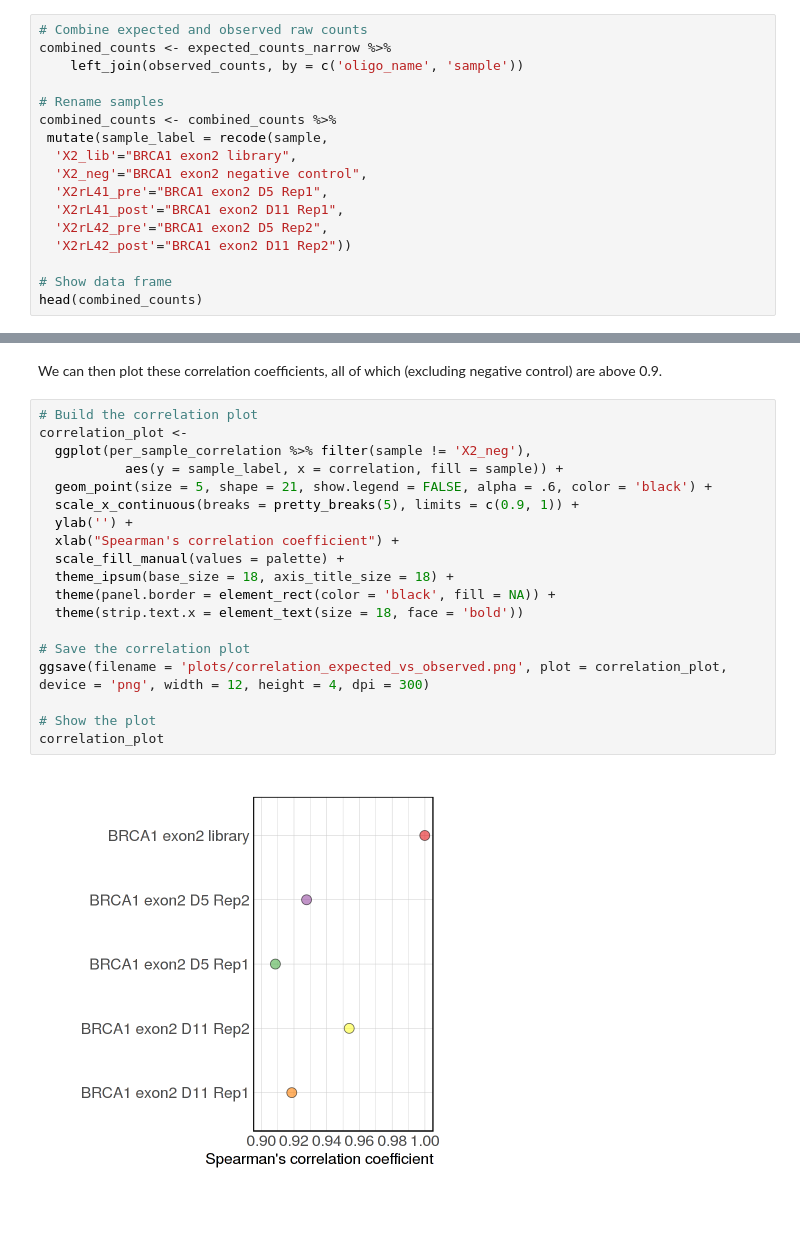
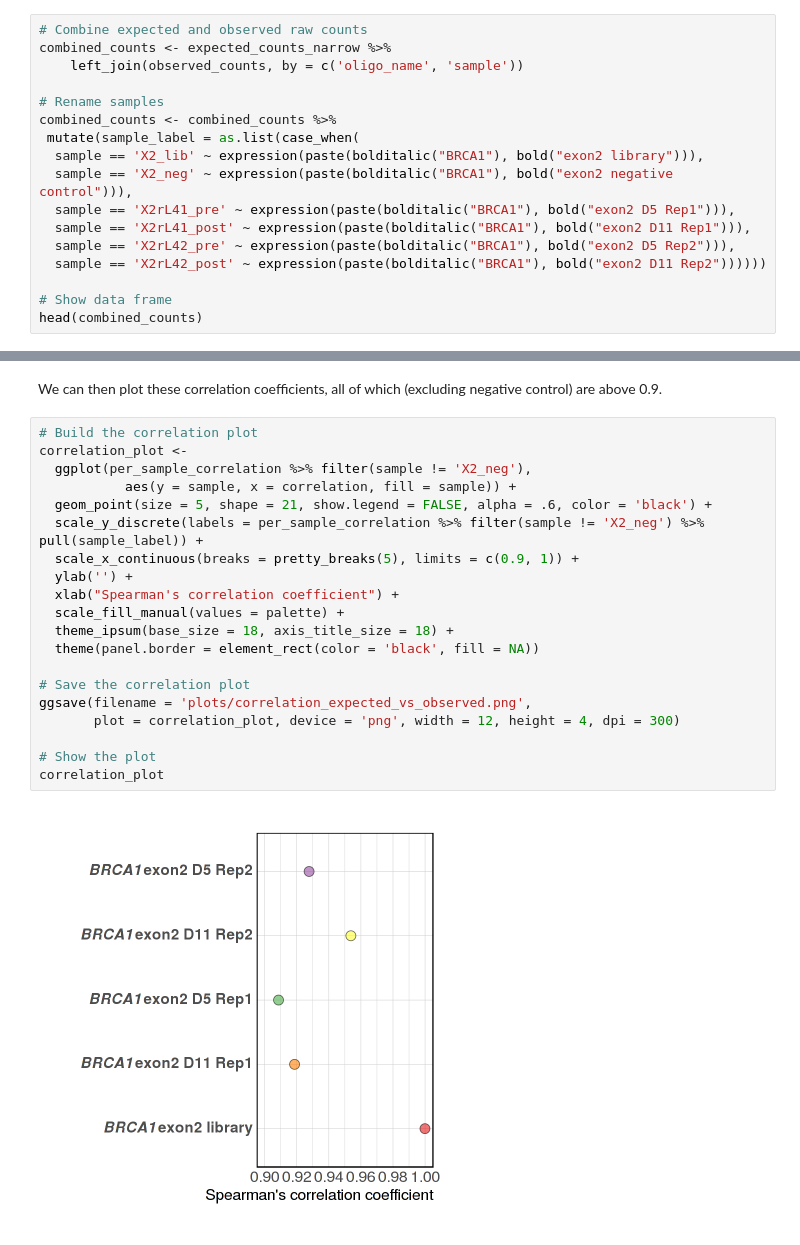
Before and after one commit to team113sanger/quants_datasets, a Jupyter notebook: comparing_raw_counts.ipynb, the cells around one changed output, grey strips where cells are left out. Saved outputs shown, nothing was run; the diff lists cells and outputs as text.

```diff
--- a/comparing_raw_counts.ipynb
+++ b/comparing_raw_counts.ipynb
@@ -132,13 +133,13 @@ combined_counts <- expected_counts_narrow %>%
 
 # Rename samples
 combined_counts <- combined_counts %>%
- mutate(sample_label = recode(sample,
-  'X2_lib'="BRCA1 exon2 library",
-  'X2_neg'="BRCA1 exon2 negative control",
-  'X2rL41_pre'="BRCA1 exon2 D5 Rep1",
-  'X2rL41_post'="BRCA1 exon2 D11 Rep1",
-  'X2rL42_pre'="BRCA1 exon2 D5 Rep2",
-  'X2rL42_post'="BRCA1 exon2 D11 Rep2"))
+ mutate(sample_label = as.list(case_when(
+  sample == 'X2_lib' ~ expression(paste(bolditalic("BRCA1"), bold("exon2 library"))),
+  sample == 'X2_neg' ~ expression(paste(bolditalic("BRCA1"), bold("exon2 negative control"))),
+  sample == 'X2rL41_pre' ~ expression(paste(bolditalic("BRCA1"), bold("exon2 D5 Rep1"))),
+  sample == 'X2rL41_post' ~ expression(paste(bolditalic("BRCA1"), bold("exon2 D11 Rep1"))),
+  sample == 'X2rL42_pre' ~ expression(paste(bolditalic("BRCA1"), bold("exon2 D5 Rep2"))),
+  sample == 'X2rL42_post' ~ expression(paste(bolditalic("BRCA1"), bold("exon2 D11 Rep2"))))))
 
 # Show data frame
 head(combined_counts)
@@ -235,21 +249,22 @@ We can then plot these correlation coefficients, all of which (excluding negativ
 # %%
 # Build the correlation plot
 correlation_plot <-
   ggplot(per_sample_correlation %>% filter(sample != 'X2_neg'),
-           aes(y = sample_label, x = correlation, fill = sample)) +
+           aes(y = sample, x = correlation, fill = sample)) +
   geom_point(size = 5, shape = 21, show.legend = FALSE, alpha = .6, color = 'black') +
+  scale_y_discrete(labels = per_sample_correlation %>% filter(sample != 'X2_neg') %>% pull(sample_label)) +
   scale_x_continuous(breaks = pretty_breaks(5), limits = c(0.9, 1)) +
   ylab('') +
   xlab("Spearman's correlation coefficient") +
   scale_fill_manual(values = palette) +
   theme_ipsum(base_size = 18, axis_title_size = 18) +
-  theme(panel.border = element_rect(color = 'black', fill = NA)) +
-  theme(strip.text.x = element_text(size = 18, face = 'bold'))
+  theme(panel.border = element_rect(color = 'black', fill = NA))
 
 # Save the correlation plot
-ggsave(filename = 'plots/correlation_expected_vs_observed.png', plot = correlation_plot, device = 'png', width = 12, height = 4, dpi = 300)
+ggsave(filename = 'plots/correlation_expected_vs_observed.png',
+       plot = correlation_plot, device = 'png', width = 12, height = 4, dpi = 300)
 
 # Show the plot
 correlation_plot
 # %% [output]
-[figure, old version]
+[figure, new version]
```
Also changed, not shown: parts of 8 cells of this notebook, 9 other files.
